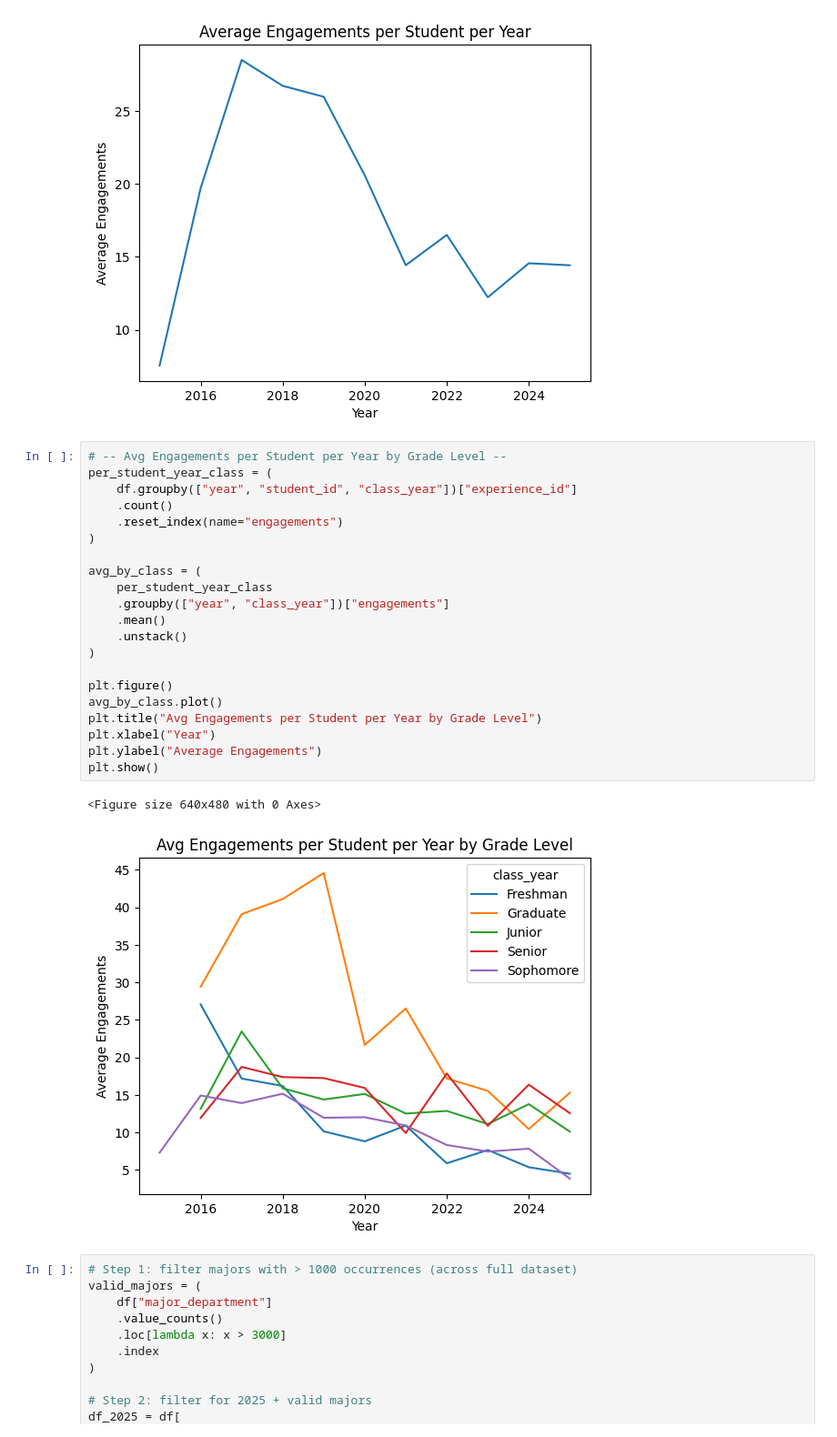
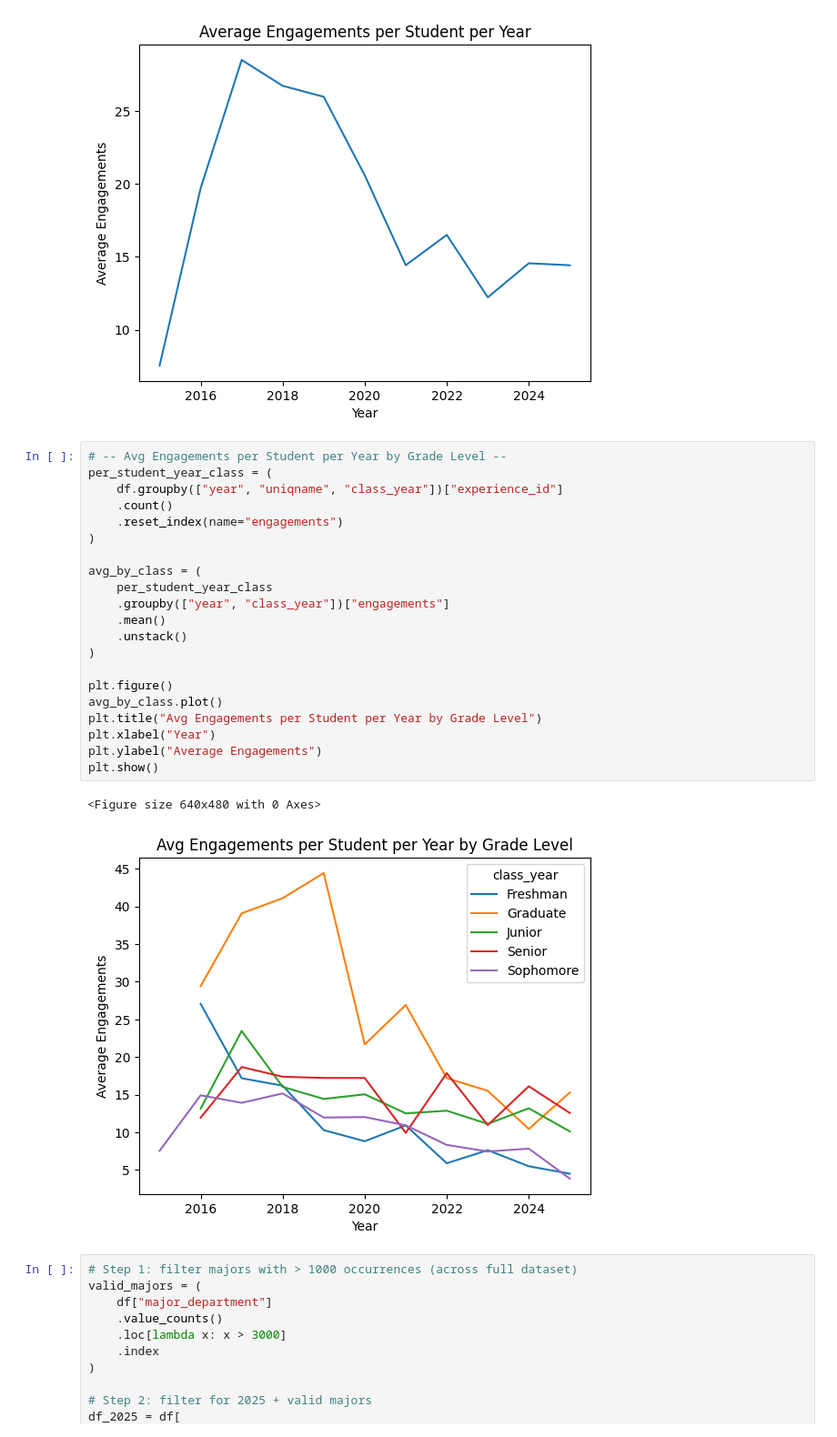
Before and after one commit to Ethan-R-Peterson/smtd-engagement-analysis, a Jupyter notebook: visualizations.ipynb, the cells around one changed output. Shown at 91% size. Saved outputs shown, nothing was run; the diff lists cells and outputs as text.

```diff
--- a/visualizations.ipynb
+++ b/visualizations.ipynb
@@ -54,27 +54,27 @@ plt.show()
 # %%
 # -- Avg Engagements per Student per Year by Grade Level --
 per_student_year_class = (
-    df.groupby(["year", "student_id", "class_year"])["experience_id"]
+    df.groupby(["year", "uniqname", "class_year"])["experience_id"]
     .count()
     .reset_index(name="engagements")
 )
 
 avg_by_class = (
     per_student_year_class
     .groupby(["year", "class_year"])["engagements"]
     .mean()
     .unstack()
 )
 
 plt.figure()
 avg_by_class.plot()
 plt.title("Avg Engagements per Student per Year by Grade Level")
 plt.xlabel("Year")
 plt.ylabel("Average Engagements")
 plt.show()
 # %% [output]
 <Figure size 640x480 with 0 Axes>
-[figure, old version]
+[figure, new version]
 # %%
 # Step 1: filter majors with > 1000 occurrences (across full dataset)
 valid_majors = (
```
Also changed, not shown: parts of 4 cells of this notebook, 1 other file.
